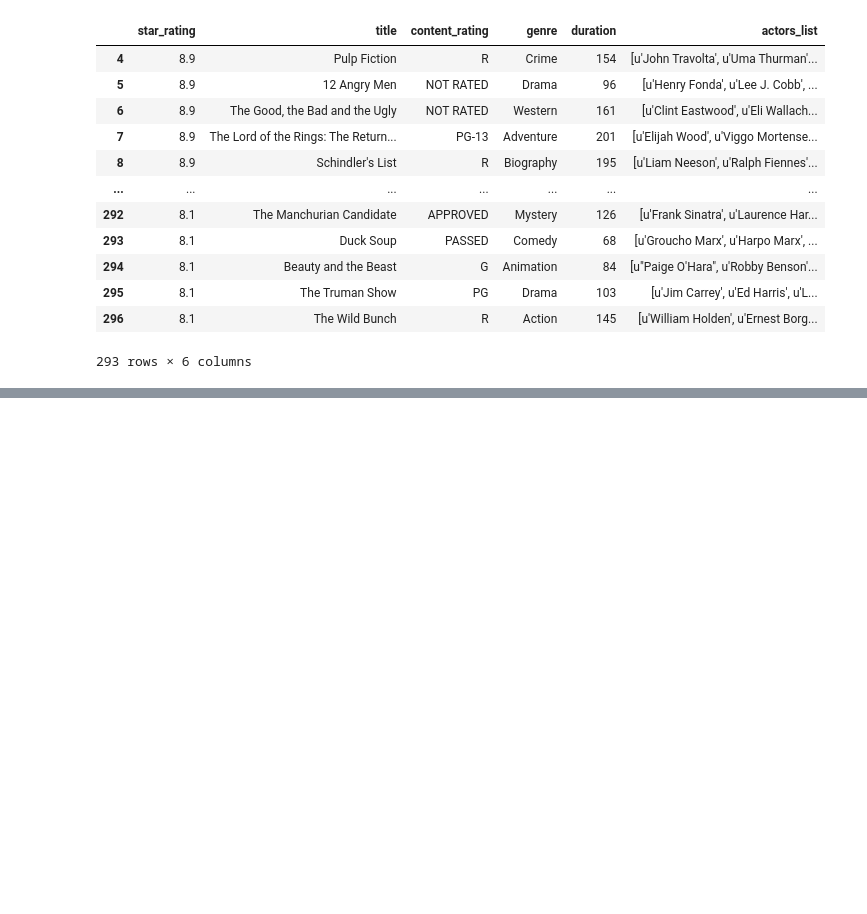
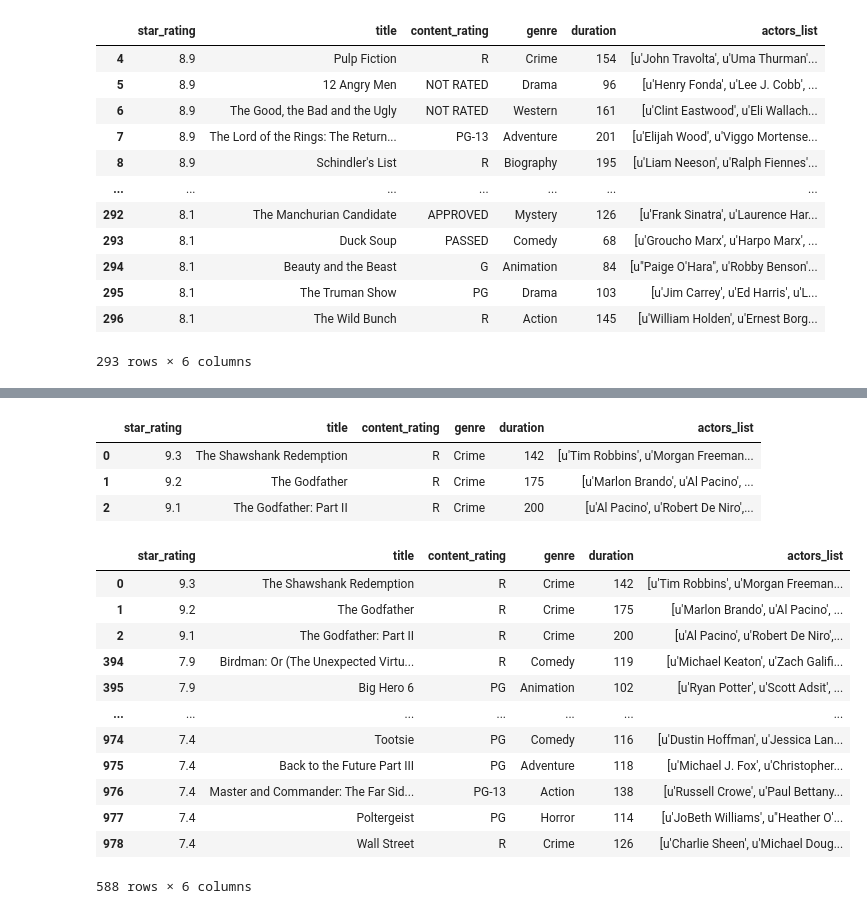
Before and after one commit to sumedhkumar/LEARN-PYTHON, a Jupyter notebook: PANDAS/PANDAS_5.ipynb, the cells around one changed output, grey strips where cells are left out. Cells and saved outputs as stored; diff of their text form; code cells hidden in the pictures; blank space fills up the shorter version.

```diff
--- a/PANDAS/PANDAS_5.ipynb
+++ b/PANDAS/PANDAS_5.ipynb
@@ -467,0 +469,3 @@ df.loc[(df['star_rating']<9.0)&(df['star_rating']>8)]
+# %%
+df = pd.read_csv("/content/movies_data.csv")
+df
@@ -467,0 +486,23 @@ df.loc[(df['star_rating']<9.0)&(df['star_rating']>8)]
+# %%
+df.loc[(df['content_rating']=='R')&(df['star_rating']>=9.0)]
+# %% [output]
+|  | star_rating | title | content_rating | genre | duration | actors_list |
+| 0 | 9.3 | The Shawshank Redemption | R | Crime | 142 | [u'Tim Robbins', u'Morgan Freeman... |
+| 1 | 9.2 | The Godfather | R | Crime | 175 | [u'Marlon Brando', u'Al Pacino', ... |
+| 2 | 9.1 | The Godfather: Part II | R | Crime | 200 | [u'Al Pacino', u'Robert De Niro',... |
+# %%
+df.loc[~((df['star_rating']<=9.0)&(df['star_rating']>=8))] # ~ not equals to
+# %% [output]
+|  | star_rating | title | content_rating | genre | duration | actors_list |
+| 0 | 9.3 | The Shawshank Redemption | R | Crime | 142 | [u'Tim Robbins', u'Morgan Freeman... |
+| 1 | 9.2 | The Godfather | R | Crime | 175 | [u'Marlon Brando', u'Al Pacino', ... |
+| 2 | 9.1 | The Godfather: Part II | R | Crime | 200 | [u'Al Pacino', u'Robert De Niro',... |
+| 394 | 7.9 | Birdman: Or (The Unexpected Virtu... | R | Comedy | 119 | [u'Michael Keaton', u'Zach Galifi... |
+| 395 | 7.9 | Big Hero 6 | PG | Animation | 102 | [u'Ryan Potter', u'Scott Adsit', ... |
+| ... | ... | ... | ... | ... | ... | ... |
+| 974 | 7.4 | Tootsie | PG | Comedy | 116 | [u'Dustin Hoffman', u'Jessica Lan... |
+| 975 | 7.4 | Back to the Future Part III | PG | Adventure | 118 | [u'Michael J. Fox', u'Christopher... |
+| 976 | 7.4 | Master and Commander: The Far Sid... | PG-13 | Action | 138 | [u'Russell Crowe', u'Paul Bettany... |
+| 977 | 7.4 | Poltergeist | PG | Horror | 114 | [u'JoBeth Williams', u"Heather O'... |
+| 978 | 7.4 | Wall Street | R | Crime | 126 | [u'Charlie Sheen', u'Michael Doug... |
+588 rows × 6 columns
```
Also changed, not shown: parts of 5 cells of this notebook, 2 other files.
